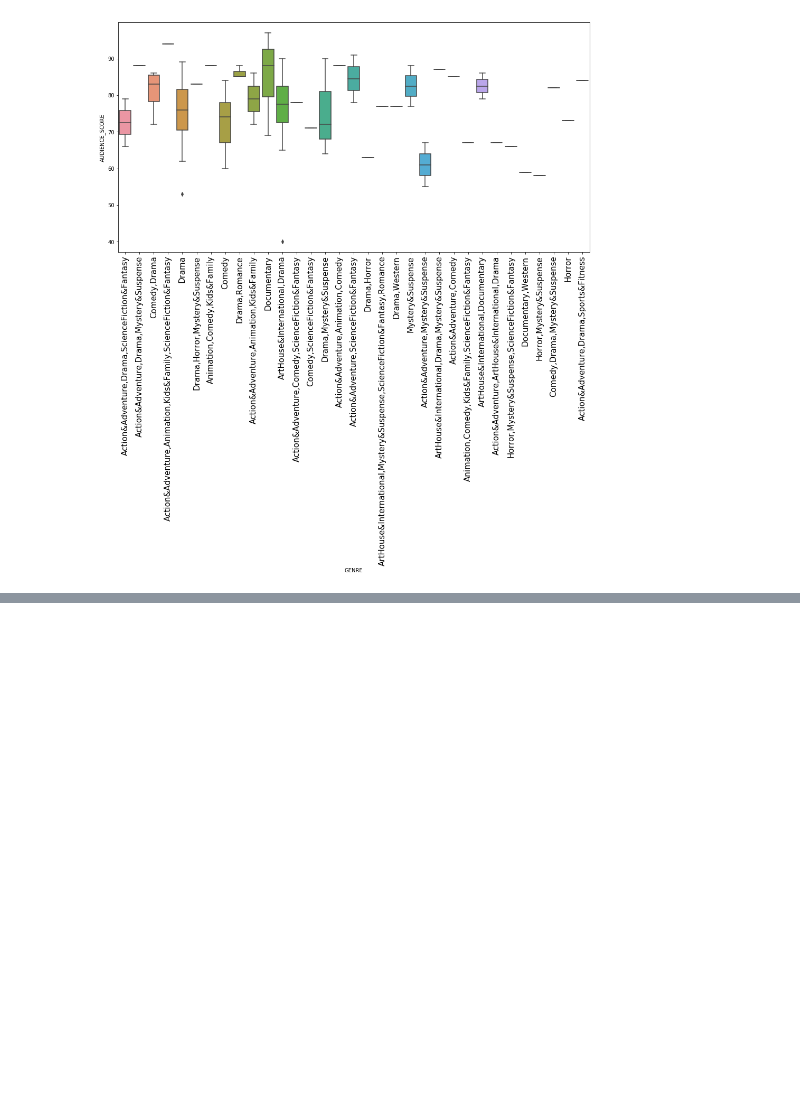
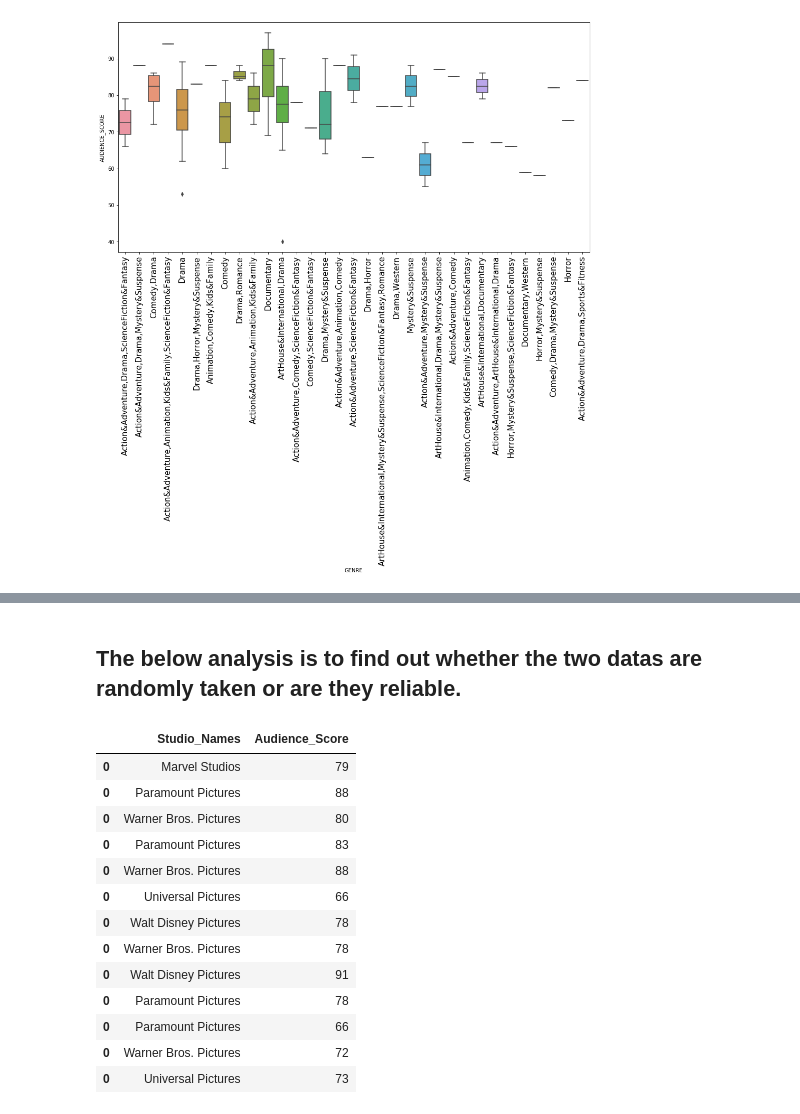
Before and after one commit to SupChanda/Web-Scraping-And-Analysis-of-Rotten_Tomatoes, a Jupyter notebook: Project 3.ipynb, the cells around one changed output, grey strips where cells are left out. Drawn from its saved outputs; the diff is of its cells as text; code cells hidden in the pictures; blank space fills up the shorter version.

```diff
--- a/Project 3.ipynb
+++ b/Project 3.ipynb
@@ -204,0 +280,24 @@ for i in range(1,len(yearList)):
+# %% [markdown]
+## The below analysis is to find out whether the two datas are randomly taken or are they reliable.
+# %%
+DTFrame2018 = PlotSeries('2018')
+from scipy.stats import ttest_ind
+#print(DTFrame)
+DTFrame2018.columns=['Studio_Names','Audience_Score']
+DTFrame2018.Audience_Score = DTFrame2018.Audience_Score.replace('%','',regex=True).astype('int')
+display(DTFrame2018)
+# %% [output]
+|  | Studio_Names | Audience_Score |
+| 0 | Marvel Studios | 79 |
+| 0 | Paramount Pictures | 88 |
+| 0 | Warner Bros. Pictures | 80 |
+| 0 | Paramount Pictures | 83 |
+| 0 | Warner Bros. Pictures | 88 |
+| 0 | Universal Pictures | 66 |
+| 0 | Walt Disney Pictures | 78 |
+| 0 | Warner Bros. Pictures | 78 |
+| 0 | Walt Disney Pictures | 91 |
+| 0 | Paramount Pictures | 78 |
+| 0 | Paramount Pictures | 66 |
+| 0 | Warner Bros. Pictures | 72 |
+| 0 | Universal Pictures | 73 |
```
Also changed, not shown: parts of 10 cells of this notebook.
